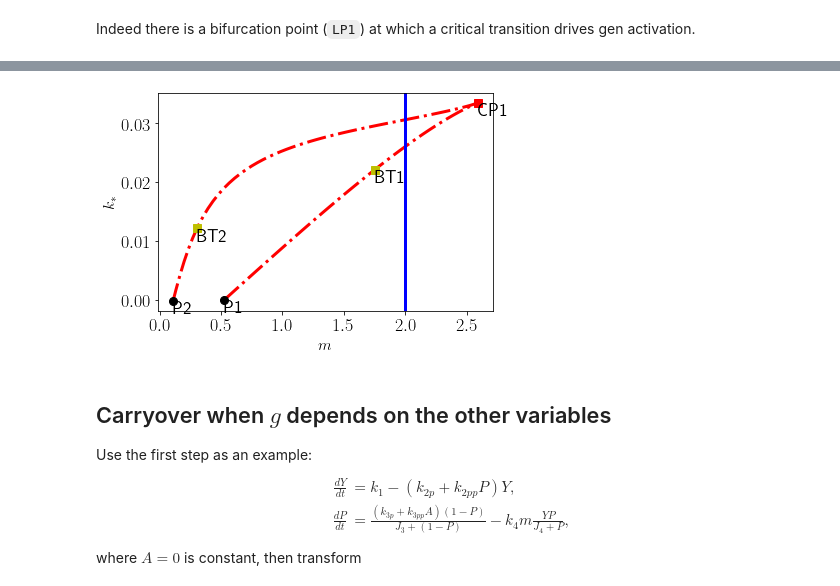
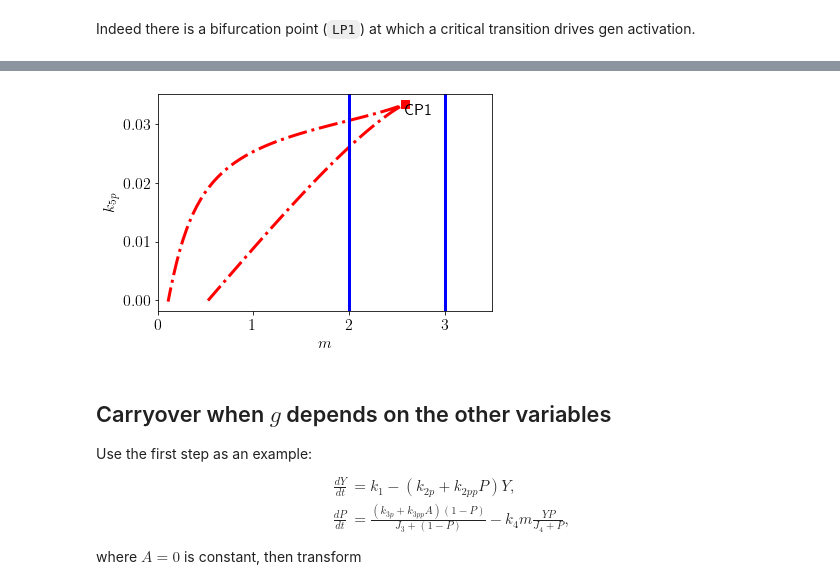
Before and after one commit to ccontrer/20-05SNBifurcationCarryover, a Jupyter notebook: Codes/Application Cell cycle.ipynb, the cells around one changed output, grey strips where cells are left out. Cells and saved outputs as stored; diff of their text form; code cells hidden in the pictures.

```diff
--- a/Codes/Application Cell cycle.ipynb
+++ b/Codes/Application Cell cycle.ipynb
@@ -8,7 +8,7 @@ from matplotlib import pyplot as plt
 from IPython.display import display, Math
 # %%
 mpl.rcParams['figure.figsize'] = [6, 4]
-mpl.rcParams['font.size'] = 18
+mpl.rcParams['font.size'] = 16
 mpl.rcParams['lines.linewidth'] = 3
 mpl.rcParams['lines.markersize'] = 8
 # %%
@@ -165,16 +165,17 @@ k5p  =  -8.623752943942933e-06
 # %%
 PC[namefold].display(('m', 'k5p'), stability=True, linewidth=3)
-PC.plot.fig1.toggleAll('off', bytype=['B'])
-# PC.plot.fig1.axes1.axes.set_xlim((0.0, 2.0))
+PC.plot.fig1.toggleAll('off', bytype=['B', 'P', 'BT', 'ZH'])
+PC.plot.fig1.axes1.axes.set_xlim((0.0, 3.5))
 PC.plot.fig1.axes1.axes.set_xlabel('$m$', fontsize=16)
 # PC.plot.fig1.axes1.axes.set_ylim((0.0, 0.15))
-PC.plot.fig1.axes1.axes.set_ylabel('$k_{*}$', fontsize=16)
+PC.plot.fig1.axes1.axes.set_ylabel('$k_{5p}$', fontsize=16)
 plt.axvline(x=2.0, lw=3, color='b')
+plt.axvline(x=3.0, lw=3, color='b')
 PC.plot.fig1.axes1.axes.set_title('')
 plt.savefig(figdir + 'ApplicationCellCycleTwoParBifurcation.pdf', bbox_inches='tight')
 plt.show()
 # %% [output]
-[figure, old version]
+[figure, new version]
 # %% [markdown]
 ## Carryover when $g$ depends on the other variables
 
```
Also changed, not shown: parts of 3 cells of this notebook, 23 other files.
